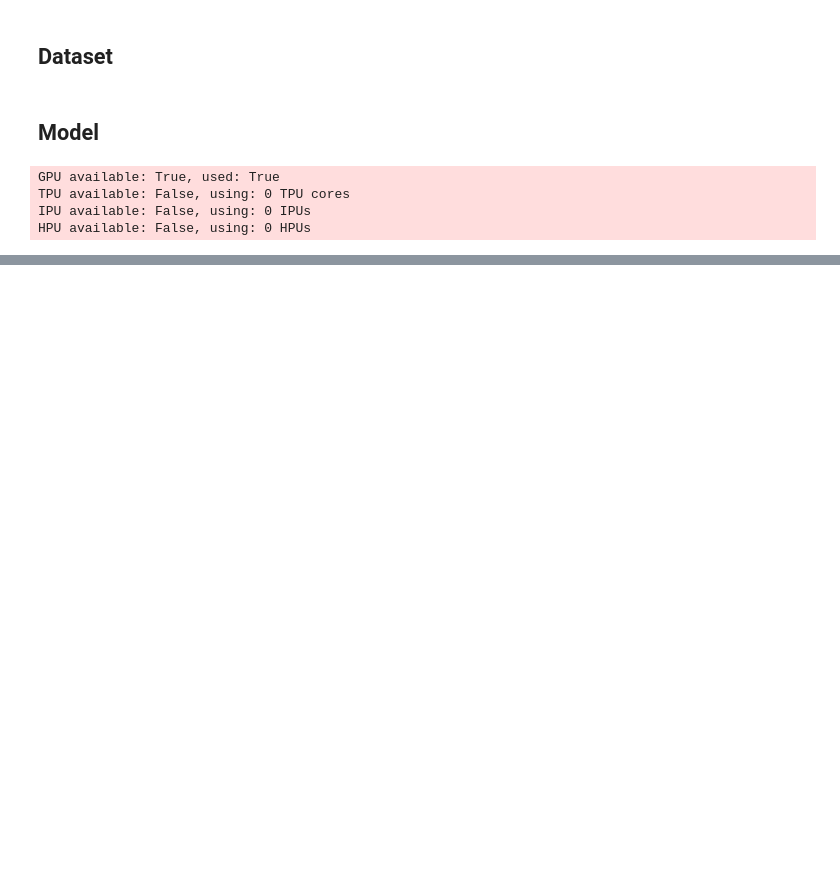
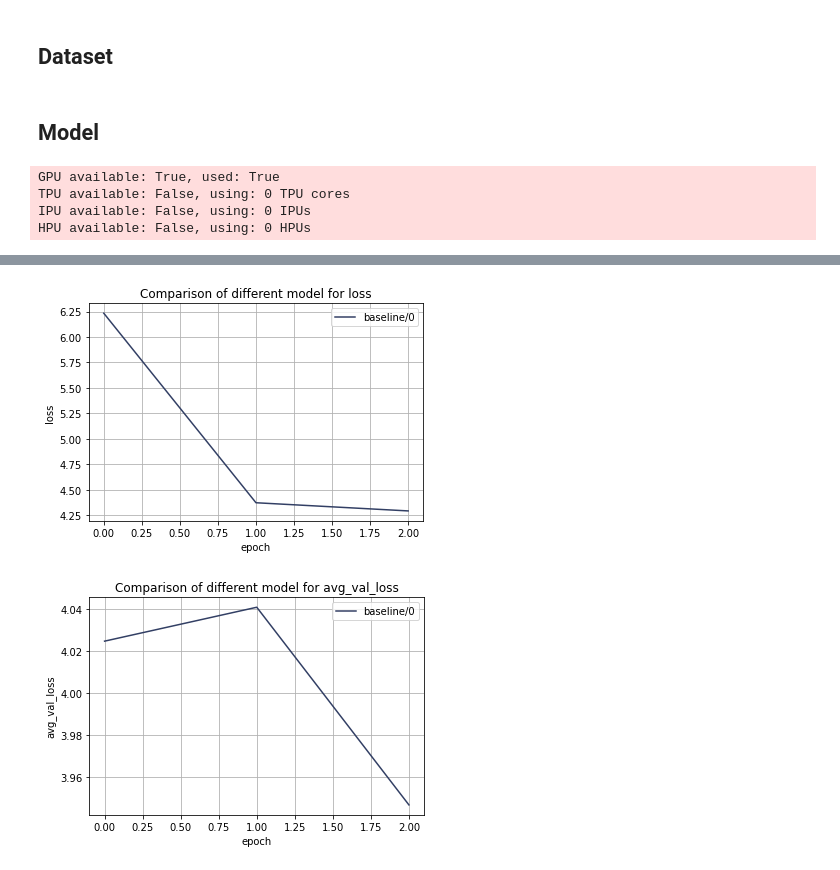
Before and after one commit to PatrizioPerugini/Visual_QA_deep_learning, a Jupyter notebook: Visual_QA_Coeus.ipynb, the cells around one changed output, grey strips where cells are left out. Saved outputs shown, nothing was run; the diff lists cells and outputs as text; code cells hidden in the pictures; blank space fills up the shorter version.

Commit message:
plots csv

```diff
--- a/Visual_QA_Coeus.ipynb
+++ b/Visual_QA_Coeus.ipynb
@@ -490,23 +490,24 @@ class VQA_Baseline(pl.LightningModule):
 
     def training_step(self, batch: Dict[str, torch.Tensor], batch_idx) -> Dict[str, torch.Tensor]:
         output = self(batch)
-        loss = self.loss_function(output, batch["answer"])
-        self.log_dict(loss)
-        return loss['loss']
+        return self.loss_function(output, batch["answer"])
 
     def validation_step(self, batch: Dict[str, torch.Tensor], batch_idx: int) -> Dict[str, torch.Tensor]:
         output = self(batch)
         loss = self.loss_function(output, batch["answer"])
-        return {"loss_val": loss['loss']}
+        return {"loss_val": loss}
 
     def loss_function(self, predictions, labels):
-        CE = F.cross_entropy(predictions["class_prob"], labels, ignore_index=self.hparams.av_size)
-        return {"loss": CE}
+        return F.cross_entropy(predictions["class_prob"], labels, ignore_index=self.hparams.av_size)
 
     def validation_epoch_end(self, outputs: List[Dict[str, torch.Tensor]]):
         avg_loss = torch.stack([x["loss_val"] for x in outputs]).mean()
         self.log_dict({"avg_val_loss": avg_loss})
         return {"avg_val_loss": avg_loss}
+
+    def training_epoch_end(self, outputs: List[Dict[str, torch.Tensor]]):
+        avg_loss = torch.stack([x["loss"] for x in outputs]).mean()
+        self.log_dict({"loss": avg_loss})
 # %%
 model = VQA_Baseline(hparams)
 # %%
@@ -667,0 +654,35 @@ yes
+# %%
+import csv
+def plot_multiple(metrics: list[str], models: list[str]):
+    model_dict = dict()
+    for model in models:
+        metric_dict = dict()
+        with open('logs/'+model+"/metrics.csv", mode='r') as csv_file:
+            csv_reader = csv.DictReader(csv_file, delimiter=',')
+            for row in csv_reader:
+                # intersection between key of the dict and metric in metrics
+                for k in [keys for keys in row.keys() if keys in metrics]:
+                    if row[k] == '':
+                        continue
+                    metric_dict[k] = metric_dict.get(k,[])+[float(row[k])]
+        model_dict[model] = metric_dict
+    colors = dict()
+    for metric in metrics:
+        for model in model_dict:
+            X=np.arange(len(model_dict[model][metric]))
+            colors[model] = colors.get(model, [random.randrange(0, 255)/255, random.randrange(0, 255)/255, random.randrange(0, 255)/255, 1])
+            plt.plot(X, model_dict[model][metric], color=colors[model], label=model)
+        plt.xlabel("epoch")
+        plt.ylabel(metric)
+        plt.title("Comparison of different model for "+metric)
+        plt.legend()
+        plt.grid()
+        plt.show()
+    return model_dict
+# %%
+models = ["baseline/0"]
+metrics = ["loss", "avg_val_loss"]
+md = plot_multiple(metrics, models)
+# %% [output]
+[figure, added]
+[figure, added]
```
Also changed, not shown: parts of 5 cells of this notebook.
